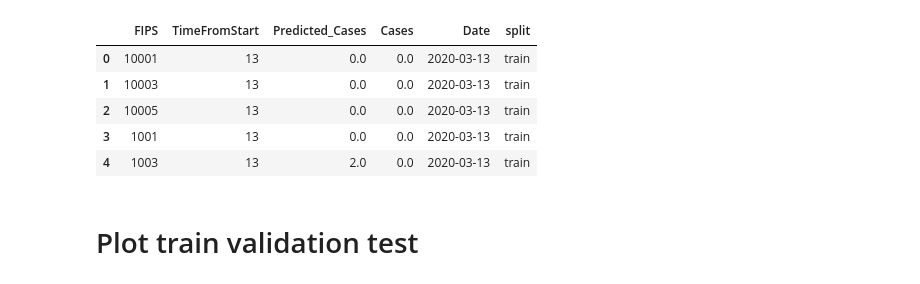
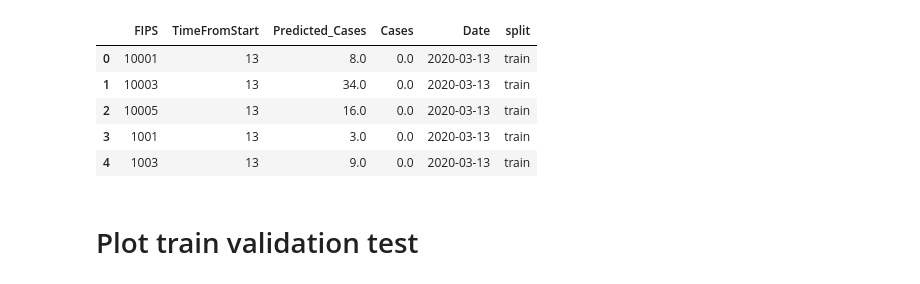
Before and after one commit to Data-ScienceHub/gpce-covid, a Jupyter notebook: TFT-pytorch/notebook/Plot prediction.ipynb, the cells around one changed output. Drawn from its saved outputs; the diff is of its cells as text; code cells hidden in the pictures.

```diff
--- a/TFT-pytorch/notebook/Plot prediction.ipynb
+++ b/TFT-pytorch/notebook/Plot prediction.ipynb
@@ -8,17 +8,17 @@ import os, sys
 sys.path.append('..')
 # %%
 targets = ['Cases']
-result_folder = '../results/TFT_baseline' # '../results_split/1_tuned_2/' #
+result_folder = '../results/TFT_split_1' # '../results_split/1_tuned_2/' #
 figPath = os.path.join(result_folder, 'figures')
 results = pd.read_csv(os.path.join(figPath, 'predictions_case.csv'))
 results.head()
 # %% [output]
 |  | FIPS | TimeFromStart | Predicted_Cases | Cases | Date | split |
-| 0 | 10001 | 13 | 0.0 | 0.0 | 2020-03-13 | train |
-| 1 | 10003 | 13 | 0.0 | 0.0 | 2020-03-13 | train |
-| 2 | 10005 | 13 | 0.0 | 0.0 | 2020-03-13 | train |
-| 3 | 1001 | 13 | 0.0 | 0.0 | 2020-03-13 | train |
-| 4 | 1003 | 13 | 2.0 | 0.0 | 2020-03-13 | train |
+| 0 | 10001 | 13 | 8.0 | 0.0 | 2020-03-13 | train |
+| 1 | 10003 | 13 | 34.0 | 0.0 | 2020-03-13 | train |
+| 2 | 10005 | 13 | 16.0 | 0.0 | 2020-03-13 | train |
+| 3 | 1001 | 13 | 3.0 | 0.0 | 2020-03-13 | train |
+| 4 | 1003 | 13 | 9.0 | 0.0 | 2020-03-13 | train |
 # %%
 results['Date'] = pd.to_datetime(results['Date'])
 train = results[results['split']=='train']
```
Also changed, not shown: parts of 5 cells of this notebook, 18 other files.
